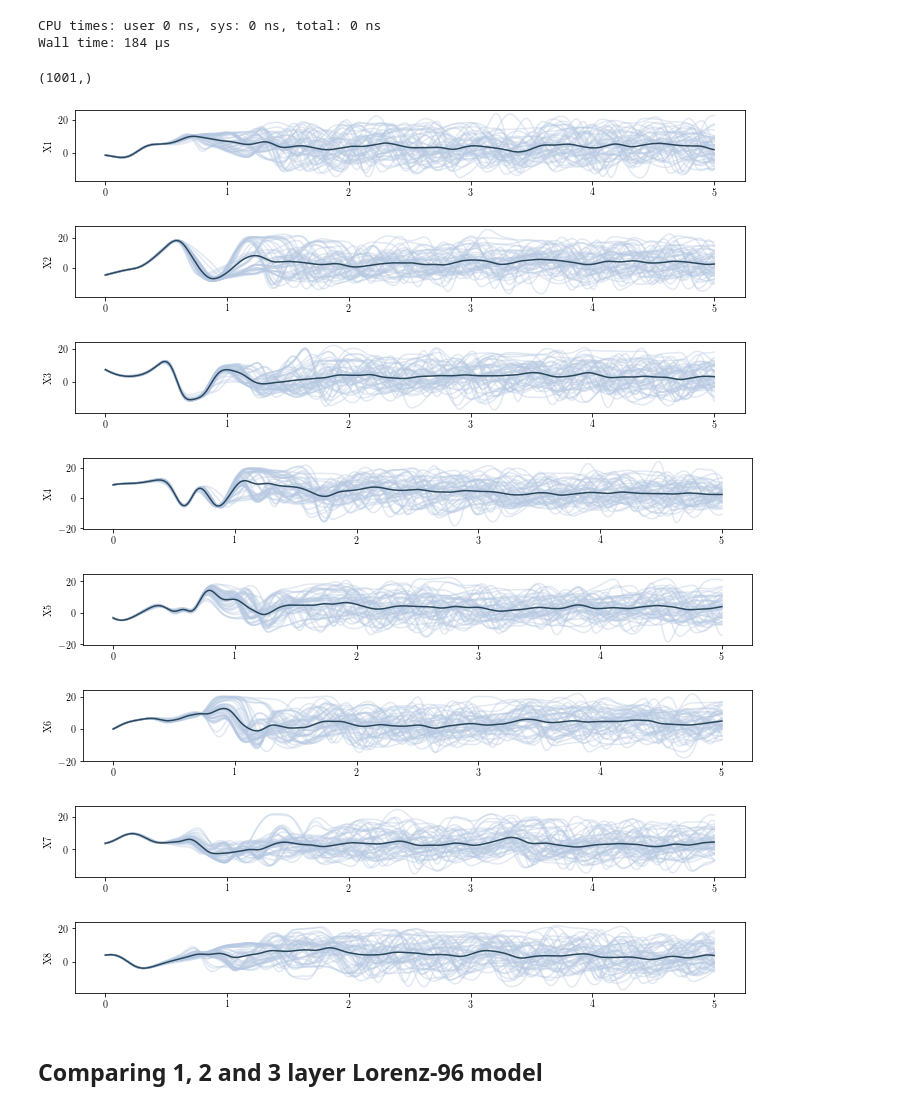
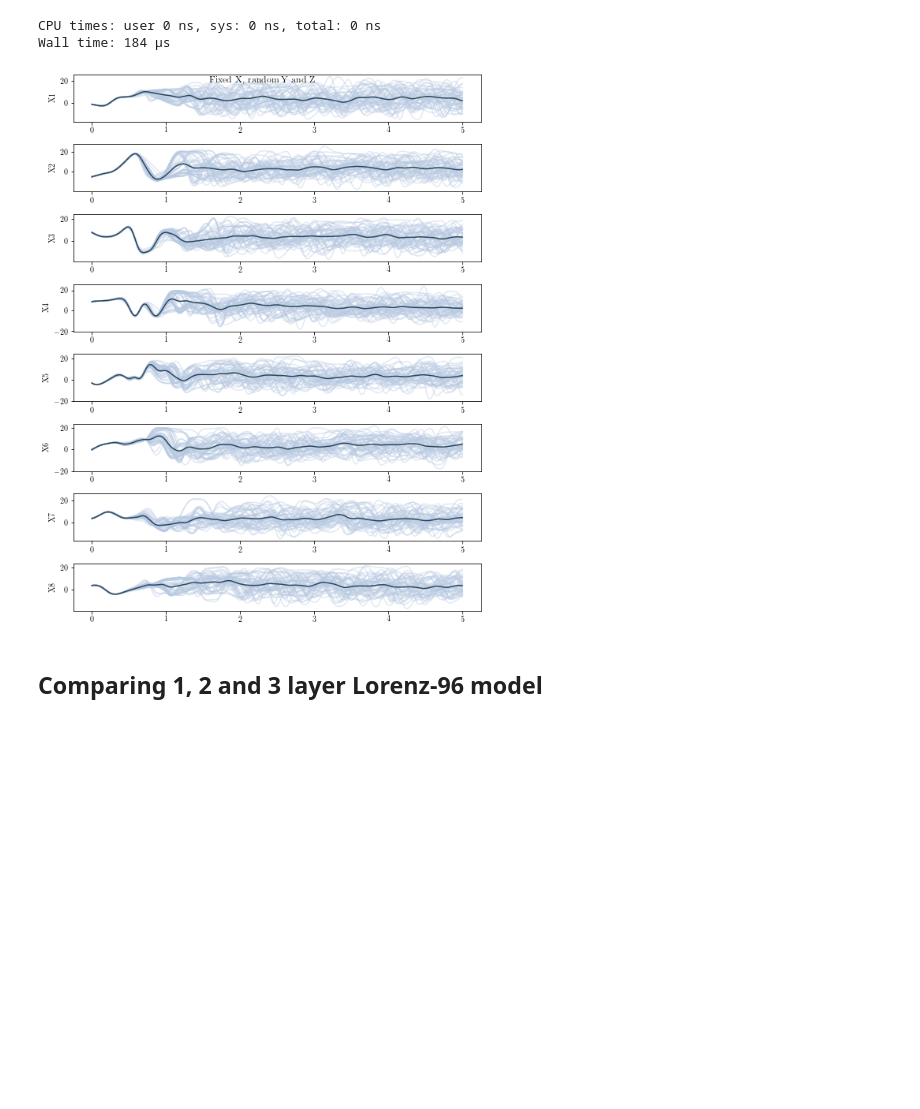
Before and after one commit to havahol/lorenz96, a Jupyter notebook: Lorenz96Model.ipynb, the cells around one changed output. Cells and saved outputs as stored; diff of their text form; code cells hidden in the pictures; blank space fills up the shorter version.

```diff
--- a/Lorenz96Model.ipynb
+++ b/Lorenz96Model.ipynb
@@ -56,6 +57,11 @@ import Lorenz96
 init_X = np.random.normal(loc=0, scale=5, size=8)
 init_Y = np.random.normal(loc=0, scale=1, size=(8,8))
 init_Z = np.random.normal(loc=0, scale=0.05, size=(8,8,8))
+# %%
+store_in_dropbox=True
+dropbox_folder = '/home/havahol/Dropbox/phd/presentations/trial_lecture/'
+
+colors = ['xkcd:scarlet', 'xkcd:light blue grey', 'xkcd:dark grey blue']
 # %%
 
 class Ensemble:
@@ -70,6 +76,11 @@ class Ensemble:
 
         self.mean = None
 
+    def perturb_all_states(self, loc=0, scale=1):
+        for member in self.ensemble:
+            member.X[member.it,:] += np.random.normal(loc=loc, scale=scale, size=member.nx)
+
+
     def step(self, T):
         for member in self.ensemble:
             member.step(T)
@@ -79,6 +90,9 @@ class Ensemble:
         for member in self.ensemble:
             self.mean += member.X
         self.mean /= self.Ne
+
+    def getActualMean(self):
+        return self.mean
 # %% [markdown]
 ## Ensemble of 3-layer models with random init Z
 # %%
@@ -100,30 +114,26 @@ Wall time: 184 µs
 # %%
 physical_ensemble.update_mean()
 # %%
+fig, axs = plt.subplots(8, figsize=(8,10)) #, sharex=True)
 colors = ['xkcd:scarlet', 'xkcd:light blue grey', 'xkcd:dark grey blue']
 t_axis = np.arange(physical_ensemble.ensemble[0].num_timesteps+1)*physical_ensemble.ensemble[0].dt
 for i in range(8):
-    fig = plt.figure(figsize=(12,1.3))
 
     # Plot ensemble:
     for member in physical_ensemble.ensemble:
-        plt.plot(t_axis, member.X[:,i], color=colors[1], alpha=0.4)
+        axs[i].plot(t_axis, member.X[:,i], color=colors[1], alpha=0.4)
 
     # Plot mean:
-    plt.plot(t_axis, physical_ensemble.mean[:,i], color=colors[2])
+    axs[i].plot(t_axis, physical_ensemble.mean[:,i], color=colors[2])
 
-    plt.ylabel('X'+str(i+1))
+    axs[i].set_ylabel('X'+str(i+1))
 member.X[:,i].shape
+plt.tight_layout()
+fig.suptitle('Fixed X, random Y and Z')
+if store_in_dropbox:
+    fig.savefig(dropbox_folder+"lorenz_fixed_x_random_y_z.pdf")
 # %% [output]
-(1001,)
-[figure, old version]
+[figure, new version]
-[figure, removed]
-[figure, removed]
-[figure, removed]
-[figure, removed]
-[figure, removed]
-[figure, removed]
-[figure, removed]
 # %% [markdown]
 ## Comparing 1, 2 and 3 layer Lorenz-96 model
 # %%
```
Also changed, not shown: parts of 18 cells of this notebook, 5 other files.
